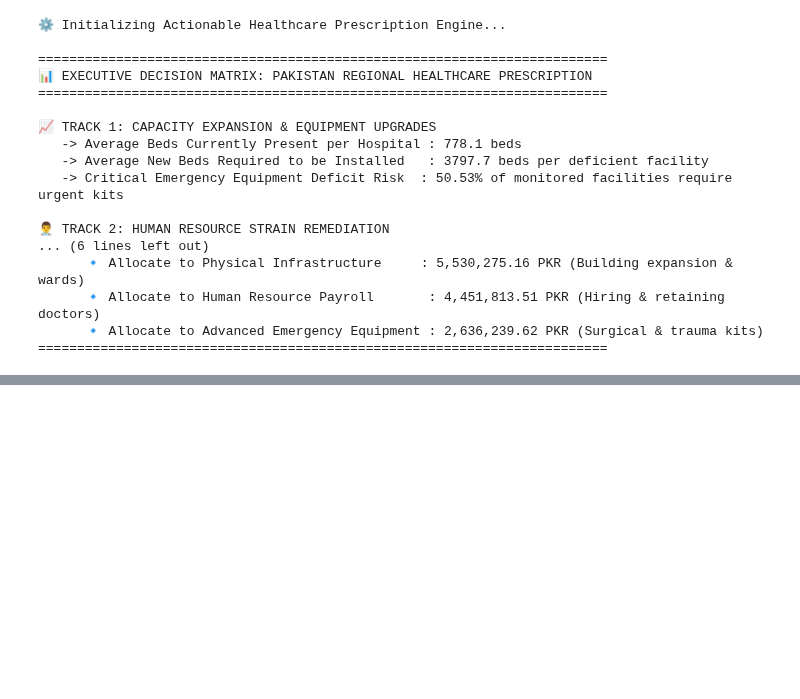
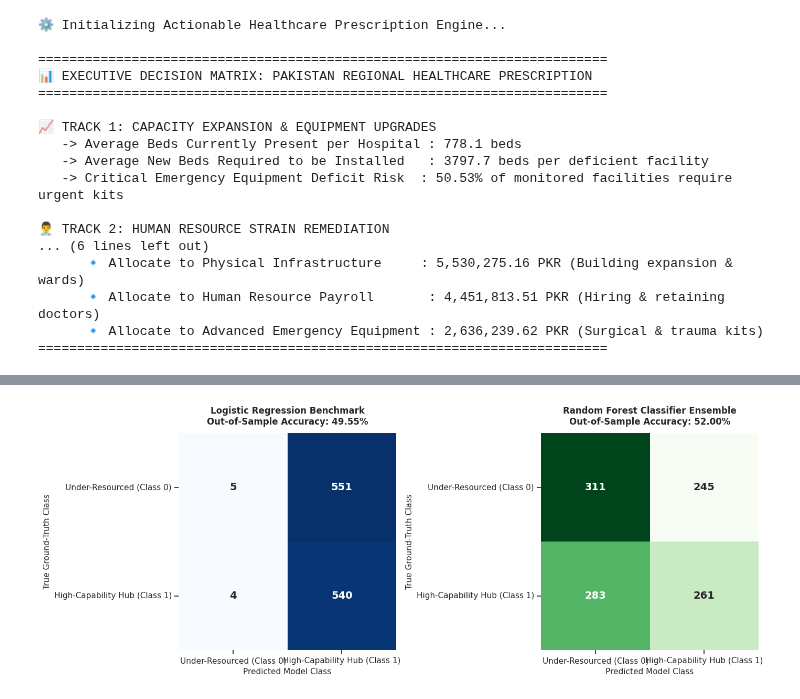
Before and after one commit to ANASSHAIKH-NOOB/AI-PROJECT, a Jupyter notebook: PROJECT_(2).ipynb, the cells around one changed output, grey strips where cells are left out. Drawn from its saved outputs; the diff is of its cells as text; code cells hidden in the pictures; blank space fills up the shorter version.

```diff
--- a/PROJECT_(2).ipynb
+++ b/PROJECT_(2).ipynb
@@ -1103,0 +1122,89 @@ print("=========================================================================
+# %%
+# =====================================================================
+# PHASE 10: COMPLETE COMPREHENSIVE MODEL EVALUATION SHOWDOWN
+# =====================================================================
+
+import matplotlib.pyplot as plt
+import seaborn as sns
+import numpy as np
+from sklearn.metrics import classification_report, confusion_matrix, accuracy_score, r2_score, mean_absolute_error
+
+# ---------------------------------------------------------------------
+# 1. CLASSIFICATION TRACK EVALUATION (Logistic Regression vs Random Forest)
+# ---------------------------------------------------------------------
+print("="*70)
+print("📊 TRACK 1: CLASSIFICATION MODEL EVALUATION METRICS")
+print("="*70)
+
+# Generate predictions from both classification models
+y_pred_lr = log_reg.predict(X_test)
+y_pred_rf = rand_forest.predict(X_test)
+target_labels = ['Under-Resourced (Class 0)', 'High-Capability Hub (Class 1)']
+
+print("\n--- [MODEL A] LOGISTIC REGRESSION BENCHMARK PERFORMANCE ---")
+print(classification_report(y_test, y_pred_lr, target_names=target_labels))
+
+print("\n--- [MODEL B] RANDOM FOREST ENSEMBLE CLASSIFIER PERFORMANCE ---")
+print(classification_report(y_test, y_pred_rf, target_names=target_labels))
+
+# Compute confusion matrices for visual plotting
+cm_lr = confusion_matrix(y_test, y_pred_lr)
+cm_rf = confusion_matrix(y_test, y_pred_rf)
+
+# Plot Classification Evaluation Graphs (Compulsory Panel)
+fig, axes = plt.subplots(1, 2, figsize=(14, 5.5))
+sns.heatmap(cm_lr, annot=True, fmt='d', cmap='Blues', ax=axes[0], xticklabels=target_labels, yticklabels=target_labels, cbar=False, annot_kws={'size':14, 'fontweight':'bold'})
+axes[0].set_title(f"Logistic Regression Benchmark\nOut-of-Sample Accuracy: {accuracy_score(y_test, y_pred_lr)*100:.2f}%", fontsize=12, fontweight='bold', pad=12)
+axes[0].set_xlabel("Predicted Model Class", fontsize=11)
+axes[0].set_ylabel("True Ground-Truth Class", fontsize=11)
+
+sns.heatmap(cm_rf, annot=True, fmt='d', cmap='Greens', ax=axes[1], xticklabels=target_labels, yticklabels=target_labels, cbar=False, annot_kws={'size':14, 'fontweight':'bold'})
+axes[1].set_title(f"Random Forest Classifier Ensemble\nOut-of-Sample Accuracy: {accuracy_score(y_test, y_pred_rf)*100:.2f}%", fontsize=12, fontweight='bold', pad=12)
+axes[1].set_xlabel("Predicted Model Class", fontsize=11)
+axes[1].set_ylabel("True Ground-Truth Class", fontsize=11)
+plt.tight_layout()
+plt.show()
+
+
+# ---------------------------------------------------------------------
+# 2. REGRESSION TRACK EVALUATION (Multi-Target Continuous Models)
+# ---------------------------------------------------------------------
+print("\n" + "="*70)
+print("📈 TRACK 2: MULTI-TARGET REGRESSION MODEL EVALUATION METRICS")
+print("="*70)
+
+# Check if regression variables exist from previous phase step execution
+if 'trained_regressors' in locals() or 'trained_regressors' in globals():
+    fig, axes = plt.subplots(1, 3, figsize=(18, 5))
+    reg_targets = ['Total_Beds', 'Doctor_Patient_Ratio', 'Government_Funding']
+
+    for idx, target in enumerate(reg_targets):
+        reg_model, features_used = trained_regressors[target]
+
+        # Format the independent evaluation matrices safely
+        X_eval_r = df_clean[features_used]
+        y_eval_r = df_clean[target]
+        _, X_test_r, _, y_test_r = train_test_split(X_eval_r, y_eval_r, test_size=0.2, random_state=42)
+
+        # Scaling validation features using our pipeline transformer logic
+        X_test_scaled_r = scaler_X.transform(X_test_r)
+        preds_r = reg_model.predict(X_test_scaled_r)
+
+        # Compute exact validation metrics
+        r2 = r2_score(y_test_r, preds_r)
+        mae = mean_absolute_error(y_test_r, preds_r)
+        print(f"🎯 Continuous Target Evaluation: {target:<22} -> R² Score: {r2*100:.2f}% | Mean Absolute Error: {mae:.4f}")
+
+        # Plot Residual / Predicted vs Actual Panel Visuals
+        sns.scatterplot(x=y_test_r, y=preds_r, alpha=0.5, color='#1D3557', ax=axes[idx])
+        axes[idx].plot([y_test_r.min(), y_test_r.max()], [y_test_r.min(), y_test_r.max()], 'r--', lw=2.5)
+        axes[idx].set_title(f"{target} Prediction Fit\nR²: {r2*100:.2f}% | MAE: {mae:.2f}", fontsize=11, fontweight='bold')
+        axes[idx].set_xlabel("True Field Metrics")
+        axes[idx].set_ylabel("Model Predicted Trajectory")
+        axes[idx].grid(True, linestyle='--', alpha=0.3)
+
+    plt.tight_layout()
+    plt.show()
+else:
+    print("⚠️ Notice: Multi-Target regression variables not detected in active memory workspace. Please ensure the Day 1 regression script ran successfully.")
+# %% [output]
@@ -1103,0 +1228 @@ print("=========================================================================
+[figure, added]
```
Also changed, not shown: parts of 8 cells of this notebook.
